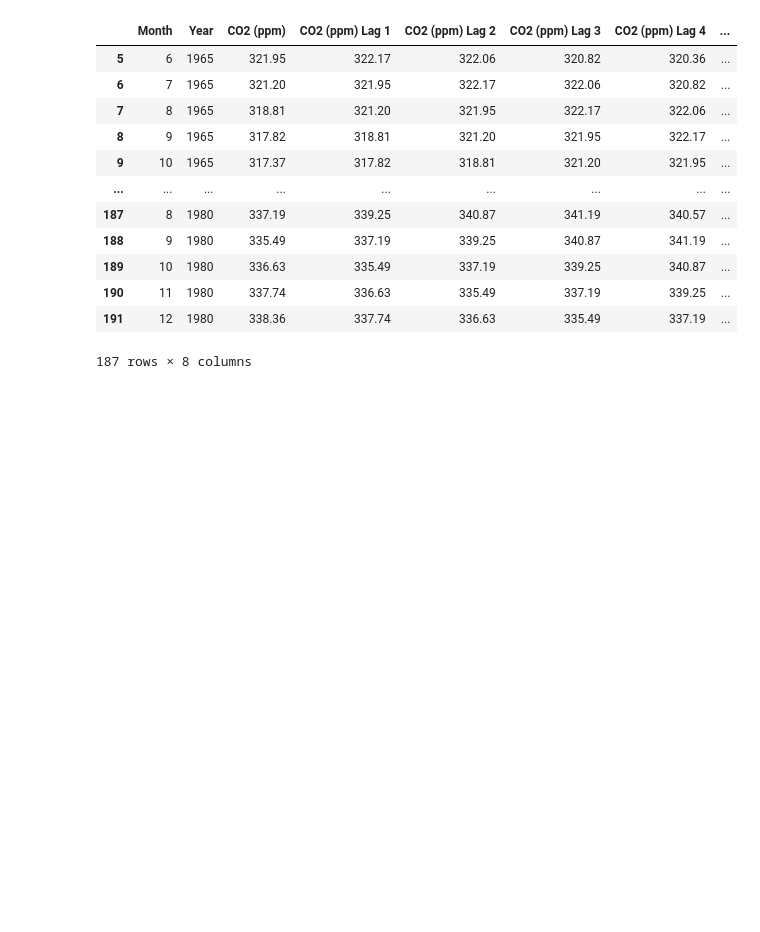
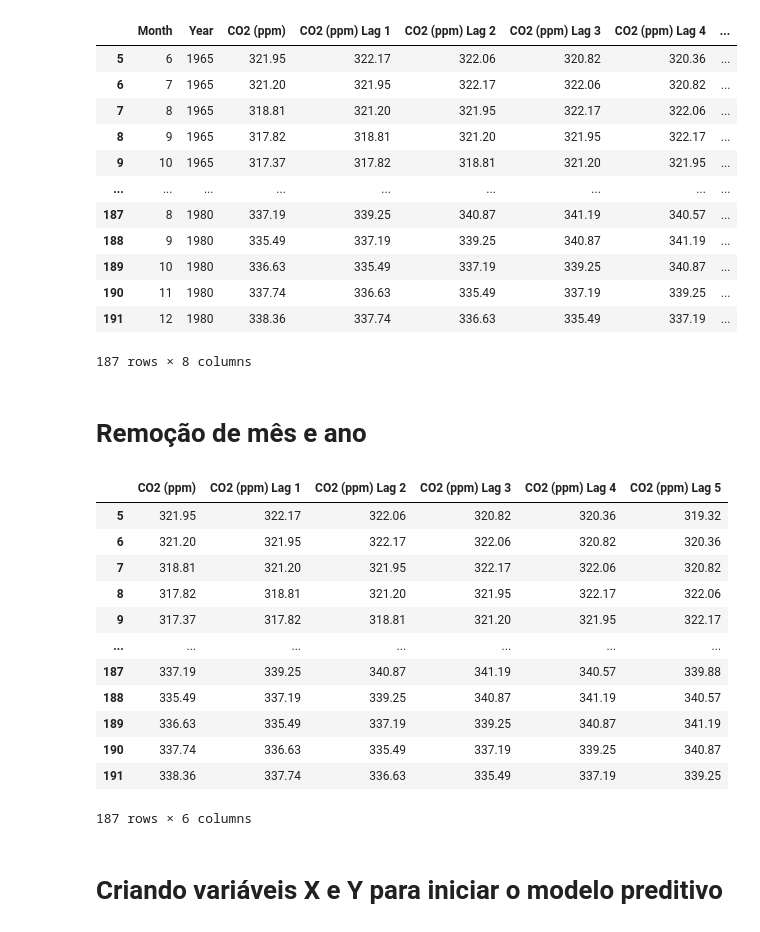
Before and after one commit to GabrielCdev/Time-Series-Processing, a Jupyter notebook: TimeSeriesProcessing_Volcano.ipynb, the cells around one changed output. Saved outputs shown, nothing was run; the diff lists cells and outputs as text; code cells hidden in the pictures; blank space fills up the shorter version.

```diff
--- a/TimeSeriesProcessing_Volcano.ipynb
+++ b/TimeSeriesProcessing_Volcano.ipynb
@@ -221,3 +221,25 @@ new_volcano_df
 | 190 | 11 | 1980 | 337.74 | 336.63 | 335.49 | 337.19 | 339.25 | ... |
 | 191 | 12 | 1980 | 338.36 | 337.74 | 336.63 | 335.49 | 337.19 | ... |
 187 rows × 8 columns
+# %% [markdown]
+# Remoção de mês e ano
+# %%
+new_volcano_df = new_volcano_df.drop(columns=['Month', 'Year'])
+# %%
+new_volcano_df
+# %% [output]
+|  | CO2 (ppm) | CO2 (ppm) Lag 1 | CO2 (ppm) Lag 2 | CO2 (ppm) Lag 3 | CO2 (ppm) Lag 4 | CO2 (ppm) Lag 5 |
+| 5 | 321.95 | 322.17 | 322.06 | 320.82 | 320.36 | 319.32 |
+| 6 | 321.20 | 321.95 | 322.17 | 322.06 | 320.82 | 320.36 |
+| 7 | 318.81 | 321.20 | 321.95 | 322.17 | 322.06 | 320.82 |
+| 8 | 317.82 | 318.81 | 321.20 | 321.95 | 322.17 | 322.06 |
+| 9 | 317.37 | 317.82 | 318.81 | 321.20 | 321.95 | 322.17 |
+| ... | ... | ... | ... | ... | ... | ... |
+| 187 | 337.19 | 339.25 | 340.87 | 341.19 | 340.57 | 339.88 |
+| 188 | 335.49 | 337.19 | 339.25 | 340.87 | 341.19 | 340.57 |
+| 189 | 336.63 | 335.49 | 337.19 | 339.25 | 340.87 | 341.19 |
+| 190 | 337.74 | 336.63 | 335.49 | 337.19 | 339.25 | 340.87 |
+| 191 | 338.36 | 337.74 | 336.63 | 335.49 | 337.19 | 339.25 |
+187 rows × 6 columns
+# %% [markdown]
+# Criando variáveis X e Y para iniciar o modelo preditivo
```
Also changed, not shown: parts of 16 cells of this notebook.
